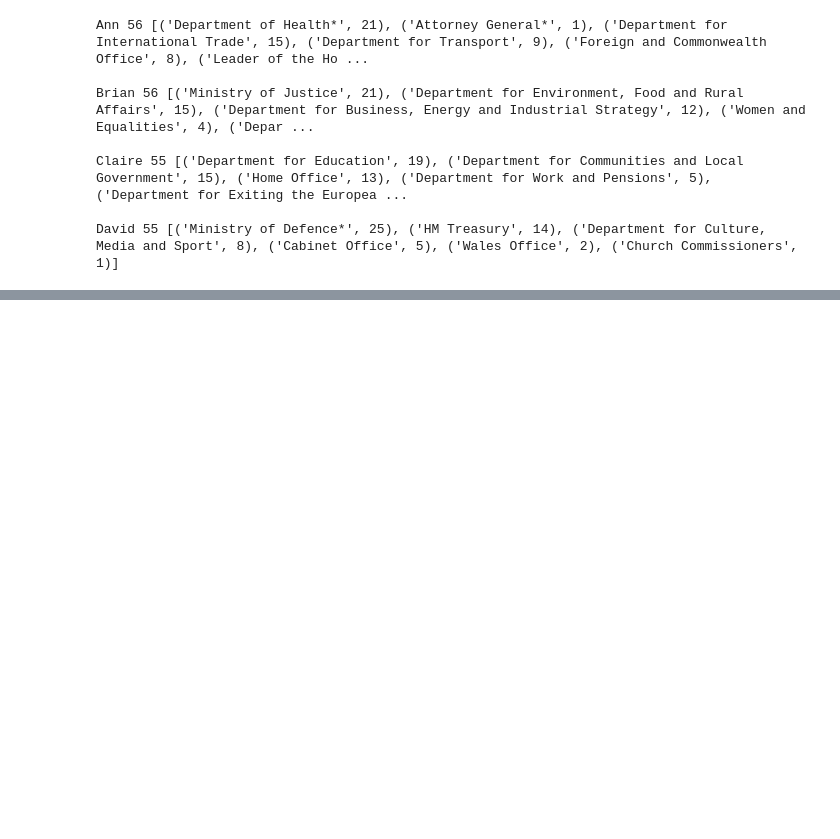
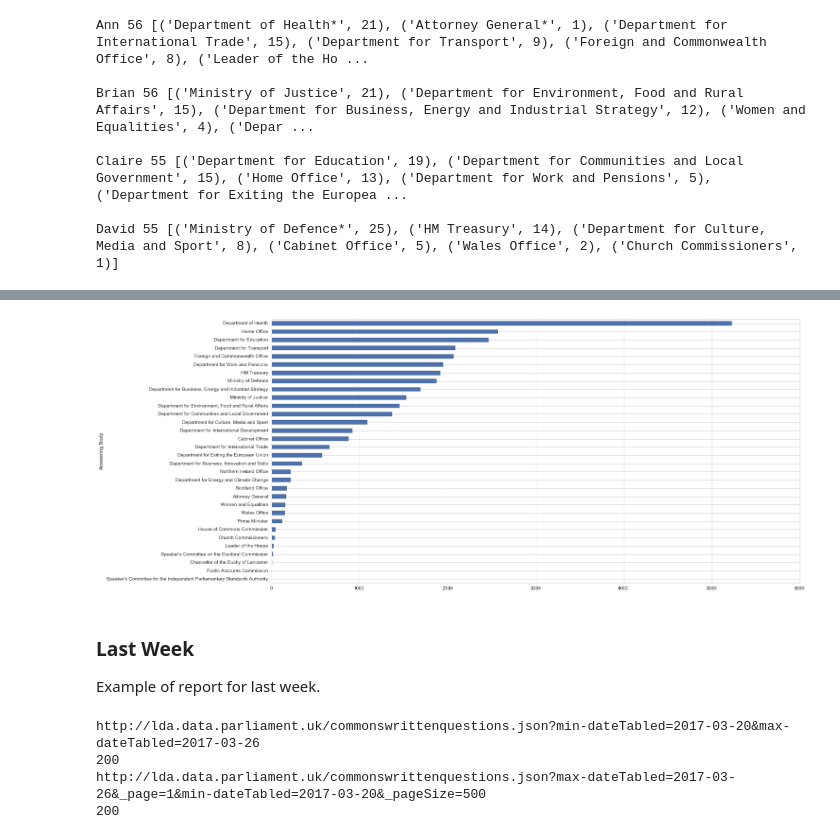
Before and after one commit to psychemedia/parlihacks, a Jupyter notebook: notebooks/Written Questions Handler.ipynb, the cells around one changed output, grey strips where cells are left out. Cells and saved outputs as stored; diff of their text form; code cells hidden in the pictures; blank space fills up the shorter version.

Commit message:
Example graphical report

```diff
--- a/notebooks/Written Questions Handler.ipynb
+++ b/notebooks/Written Questions Handler.ipynb
@@ -18,26 +18,38 @@ User input is required in two places:
 import requests
 
 #Get data from URL
-def getURL(url):
-    print(url)
+def getURL(url,quiet=False):
+    if not quiet: print(url)
     r=requests.get(url)
-    print(r.status_code)
+    if not quiet: print(r.status_code)
     return r
 
 #Should build a proper recursive loader
-def loader(url):
+def loader(url,quiet=True):
     items=[]
     done=False
-    r=getURL(url)
+    r=getURL(url,quiet)
     while not done:
         items=items+r.json()['result']['items']
         if 'next' in r.json()['result']:
-            r=getURL(r.json()['result']['next']+'&_pageSize=500')
+            r=getURL(r.json()['result']['next']+'&_pageSize=500',quiet)
         else: done=True
     return items
 # %%
 #A tabluar data analysis package that can make life easier...
 import pandas as pd
+
+#Support for inline charts
+%matplotlib inline
+
+#
+from matplotlib import pyplot as plt
+
+#Support for prettier chart styling
+import seaborn as sns
+
+#Charts have stylefiles - like HTML has CSS stylesheets
+sns.set_style("whitegrid")
 # %%
 #Utilities for expressing natural time
 import datetime
@@ -384,0 +411,24 @@ Brian needs to answer 56 questions:
+# %%
+url='{}/{}.json?session={}'.format(stub,'commonswrittenquestions','2016/17')
+items=loader(url)
+# %%
+rels=[rel for s in [getAnsweringBody(q) for q in items] for rel in s]
+
+df=pd.DataFrame(rels)
+df.columns=['Answering Body']
+g=df.groupby('Answering Body').size().rename('Count').sort_values(ascending=True).plot(kind='barh', figsize=(20,10));
+# %% [output]
+[figure, added]
+# %% [markdown]
+### Last Week
+
+Example of report for last week.
+# %%
+PERIOD_START,PERIOD_END=last_week(iso=True)
+url='{}/{}.json?{}'.format(stub,'commonswrittenquestions','min-dateTabled={}&max-dateTabled={}'.format(PERIOD_START,PERIOD_END))
+items=loader(url,quiet=False)
+# %% [output]
+http://lda.data.parliament.uk/commonswrittenquestions.json?min-dateTabled=2017-03-20&max-dateTabled=2017-03-26
+200
+http://lda.data.parliament.uk/commonswrittenquestions.json?max-dateTabled=2017-03-26&_page=1&min-dateTabled=2017-03-20&_pageSize=500
+200
```
Also changed, not shown: parts of 8 cells of this notebook.
